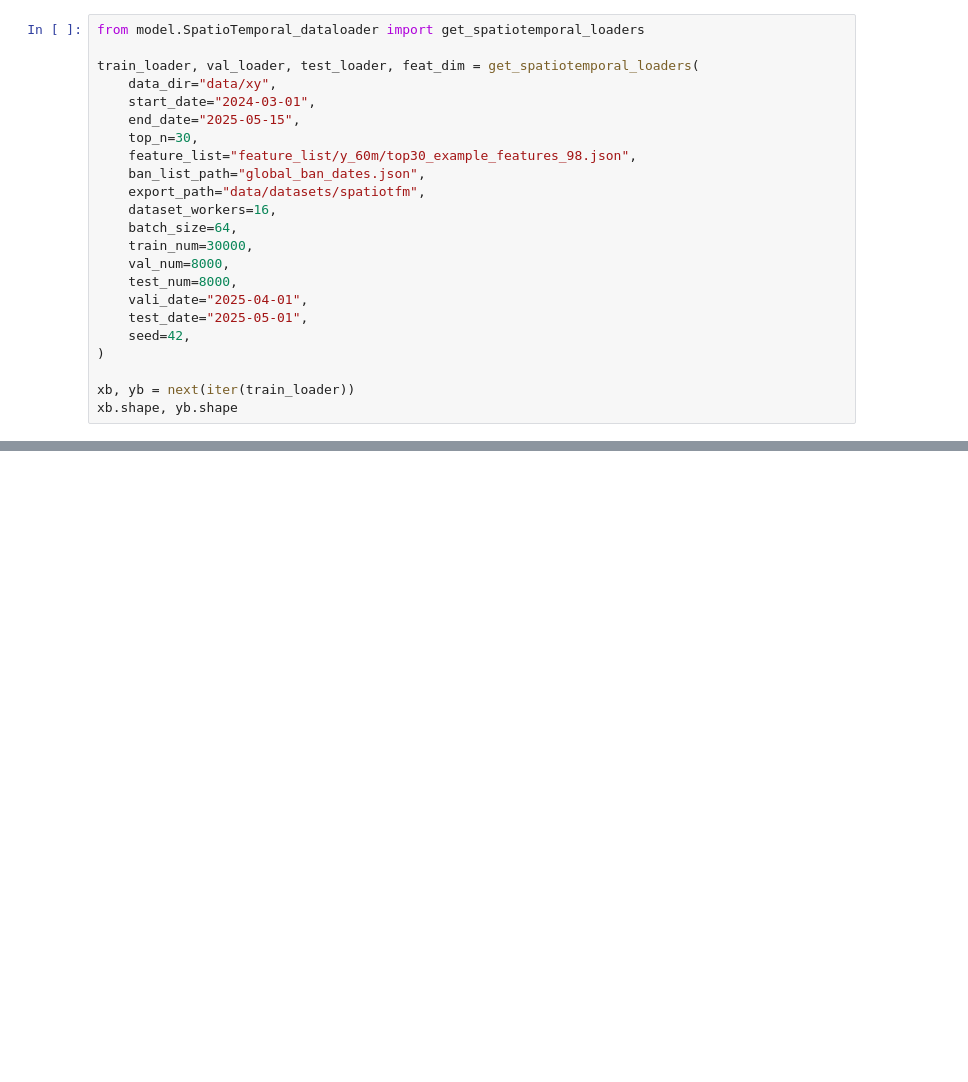
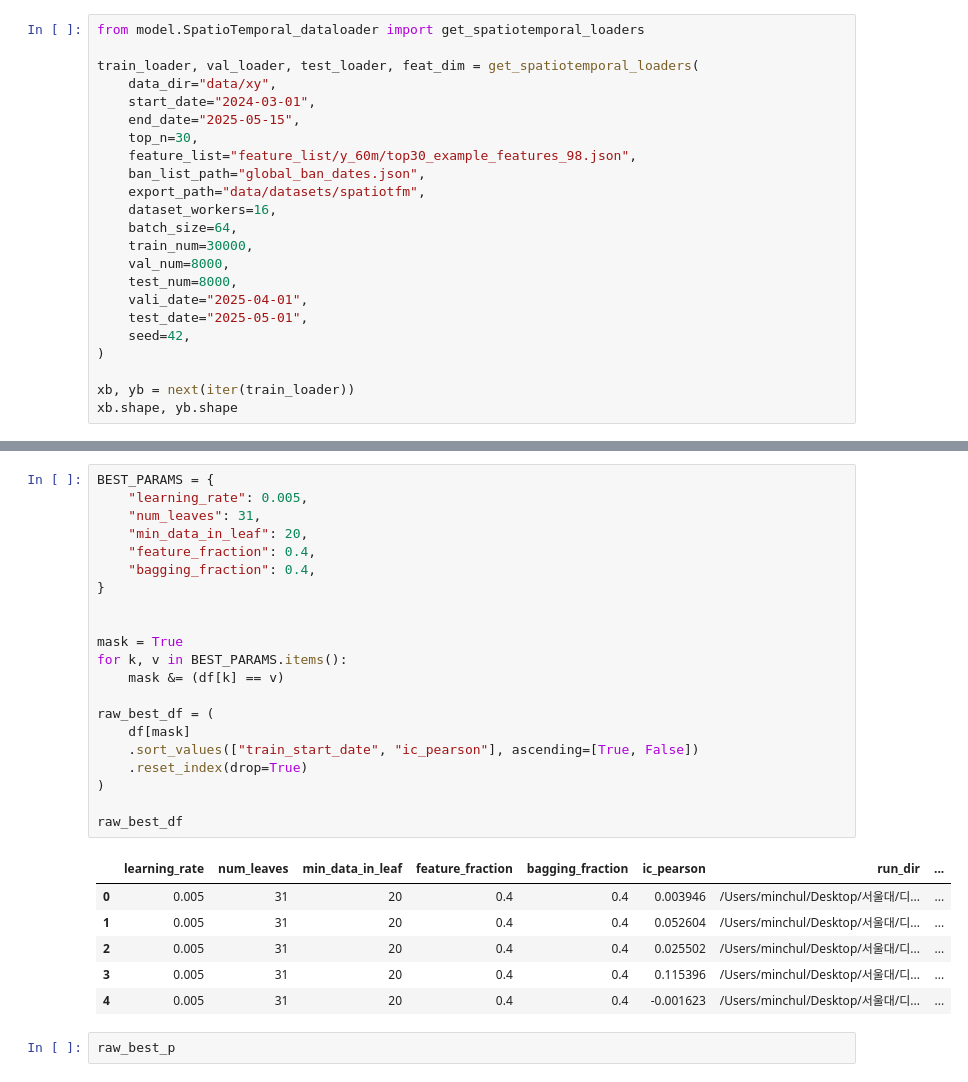
Before and after one commit to devilmaier/25_fall_deeplearning, a Jupyter notebook: machine_learning/data_practice.ipynb, the cells around one changed output, grey strips where cells are left out. Saved outputs shown, nothing was run; the diff lists cells and outputs as text; blank space fills up the shorter version.

```diff
--- a/machine_learning/data_practice.ipynb
+++ b/machine_learning/data_practice.ipynb
@@ -562,0 +713,30 @@ xb.shape, yb.shape
+# %%
+BEST_PARAMS = {
+    "learning_rate": 0.005,
+    "num_leaves": 31,
+    "min_data_in_leaf": 20,
+    "feature_fraction": 0.4,
+    "bagging_fraction": 0.4,
+}
+
+
+mask = True
+for k, v in BEST_PARAMS.items():
+    mask &= (df[k] == v)
+
+raw_best_df = (
+    df[mask]
+    .sort_values(["train_start_date", "ic_pearson"], ascending=[True, False])
+    .reset_index(drop=True)
+)
+
+raw_best_df
+# %% [output]
+|  | learning_rate | num_leaves | min_data_in_leaf | feature_fraction | bagging_fraction | ic_pearson | run_dir | ... |
+| 0 | 0.005 | 31 | 20 | 0.4 | 0.4 | 0.003946 | /Users/minchul/Desktop/서울대/디... | ... |
+| 1 | 0.005 | 31 | 20 | 0.4 | 0.4 | 0.052604 | /Users/minchul/Desktop/서울대/디... | ... |
+| 2 | 0.005 | 31 | 20 | 0.4 | 0.4 | 0.025502 | /Users/minchul/Desktop/서울대/디... | ... |
+| 3 | 0.005 | 31 | 20 | 0.4 | 0.4 | 0.115396 | /Users/minchul/Desktop/서울대/디... | ... |
+| 4 | 0.005 | 31 | 20 | 0.4 | 0.4 | -0.001623 | /Users/minchul/Desktop/서울대/디... | ... |
+# %%
+raw_best_p
```
Also changed, not shown: parts of 10 cells of this notebook.
